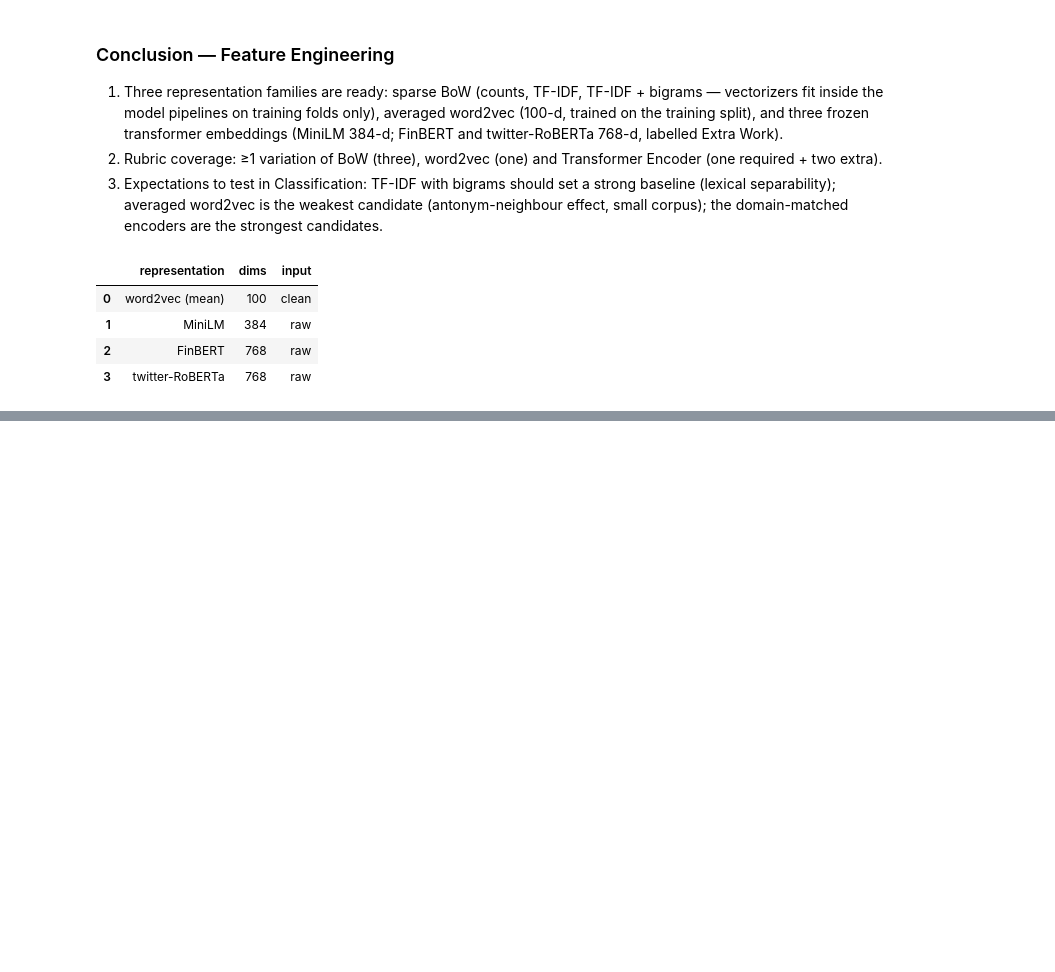
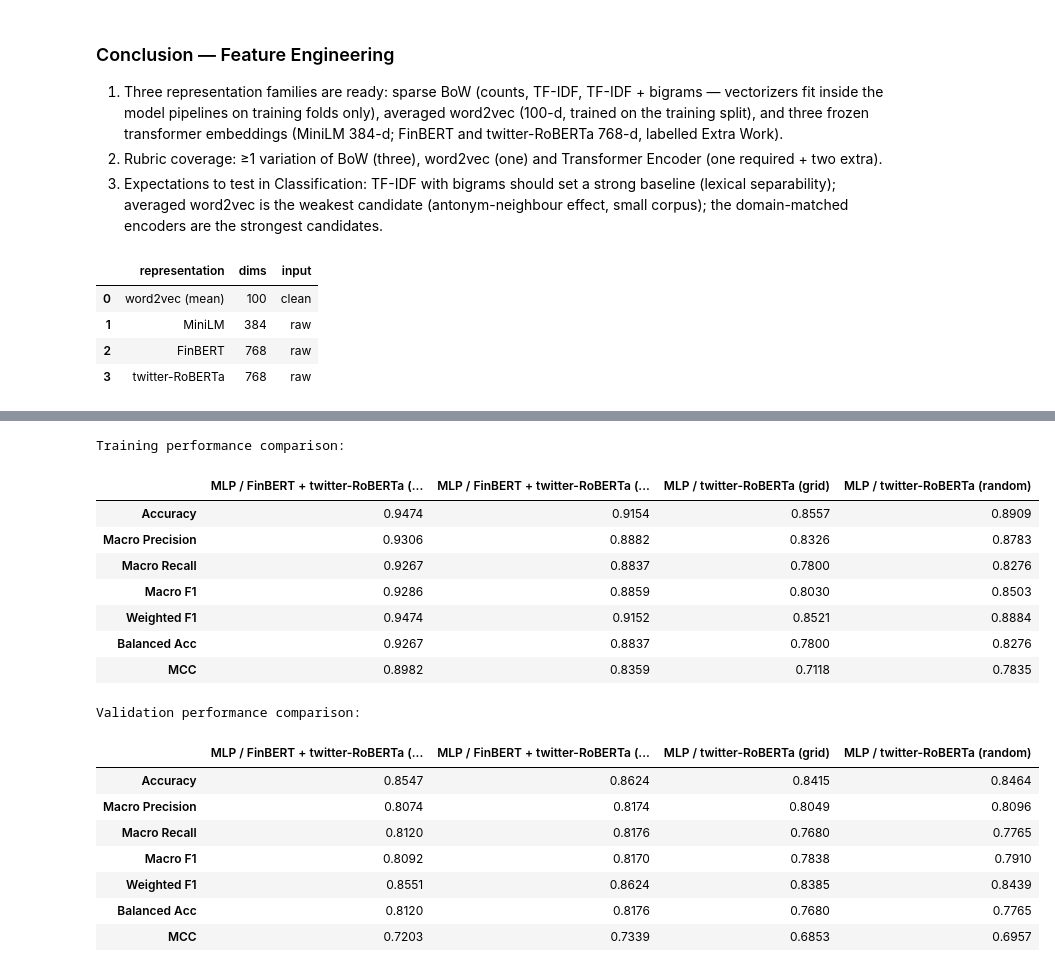
Before and after one commit to simon-sazonov/Text_Mining, a Jupyter notebook: group_12/tm_tests_12_v2.ipynb, the cells around one changed output, grey strips where cells are left out. Saved outputs shown, nothing was run; the diff lists cells and outputs as text; code cells hidden in the pictures; blank space fills up the shorter version.

```diff
--- a/group_12/tm_tests_12_v2.ipynb
+++ b/group_12/tm_tests_12_v2.ipynb
@@ -922,0 +1152,33 @@ pd.DataFrame([{"representation": k, "dims": v["train"].shape[1], "input": "clean
+# %%
+# Side-by-side train/validation comparison of the tuned finalists
+train_cmp, val_cmp = [], []
+for label, info in TUNED.items():
+    est = info["estimator"]; Xtr, Xv = info["X"]
+    train_cmp.append(classification_metrics(y_train, est.predict(Xtr)).T.rename(columns={0: label}))
+    val_pred = est.predict(Xv)
+    evaluate(y_val, val_pred, info["feat"], f"{info['model']} ({info['search']}-tuned)", show=False)
+    val_cmp.append(classification_metrics(y_val, val_pred).T.rename(columns={0: label}))
+
+print("Training performance comparison:")
+display(pd.concat(train_cmp, axis=1).round(4))
+print("Validation performance comparison:")
+pd.concat(val_cmp, axis=1).round(4)
+# %% [output]
+Training performance comparison:
+|  | MLP / FinBERT + twitter-RoBERTa (... | MLP / FinBERT + twitter-RoBERTa (... | MLP / twitter-RoBERTa (grid) | MLP / twitter-RoBERTa (random) |
+| Accuracy | 0.9474 | 0.9154 | 0.8557 | 0.8909 |
+| Macro Precision | 0.9306 | 0.8882 | 0.8326 | 0.8783 |
+| Macro Recall | 0.9267 | 0.8837 | 0.7800 | 0.8276 |
+| Macro F1 | 0.9286 | 0.8859 | 0.8030 | 0.8503 |
+| Weighted F1 | 0.9474 | 0.9152 | 0.8521 | 0.8884 |
+| Balanced Acc | 0.9267 | 0.8837 | 0.7800 | 0.8276 |
+| MCC | 0.8982 | 0.8359 | 0.7118 | 0.7835 |
+Validation performance comparison:
+|  | MLP / FinBERT + twitter-RoBERTa (... | MLP / FinBERT + twitter-RoBERTa (... | MLP / twitter-RoBERTa (grid) | MLP / twitter-RoBERTa (random) |
+| Accuracy | 0.8547 | 0.8624 | 0.8415 | 0.8464 |
+| Macro Precision | 0.8074 | 0.8174 | 0.8049 | 0.8096 |
+| Macro Recall | 0.8120 | 0.8176 | 0.7680 | 0.7765 |
+| Macro F1 | 0.8092 | 0.8170 | 0.7838 | 0.7910 |
+| Weighted F1 | 0.8551 | 0.8624 | 0.8385 | 0.8439 |
+| Balanced Acc | 0.8120 | 0.8176 | 0.7680 | 0.7765 |
+| MCC | 0.7203 | 0.7339 | 0.6853 | 0.6957 |
```
Also changed, not shown: parts of 19 cells of this notebook, 2 other files.
